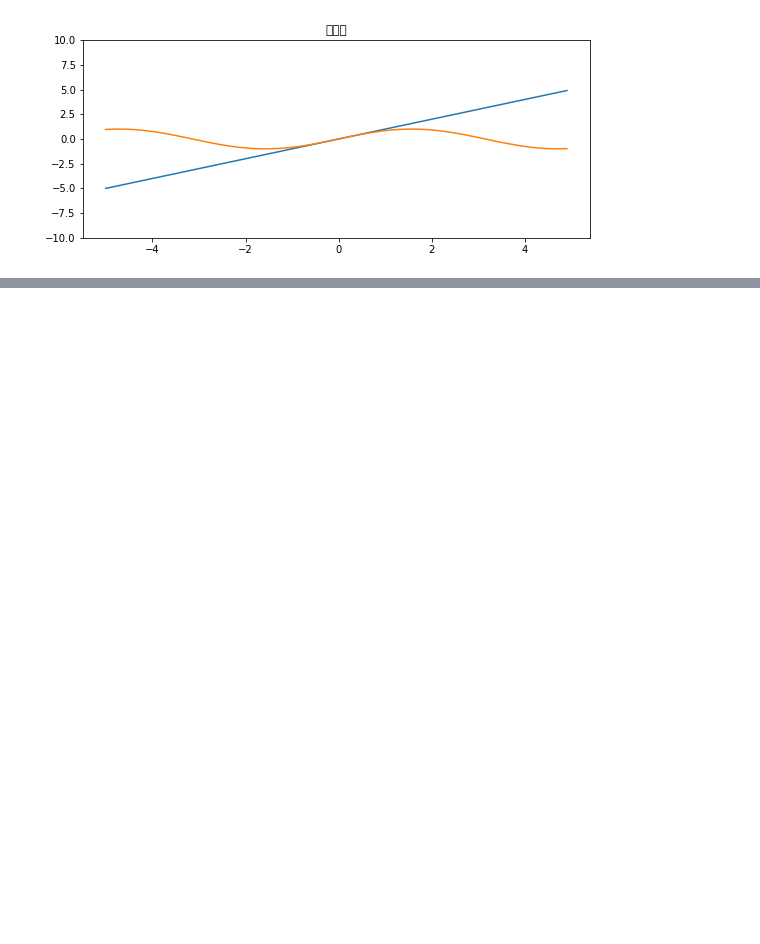
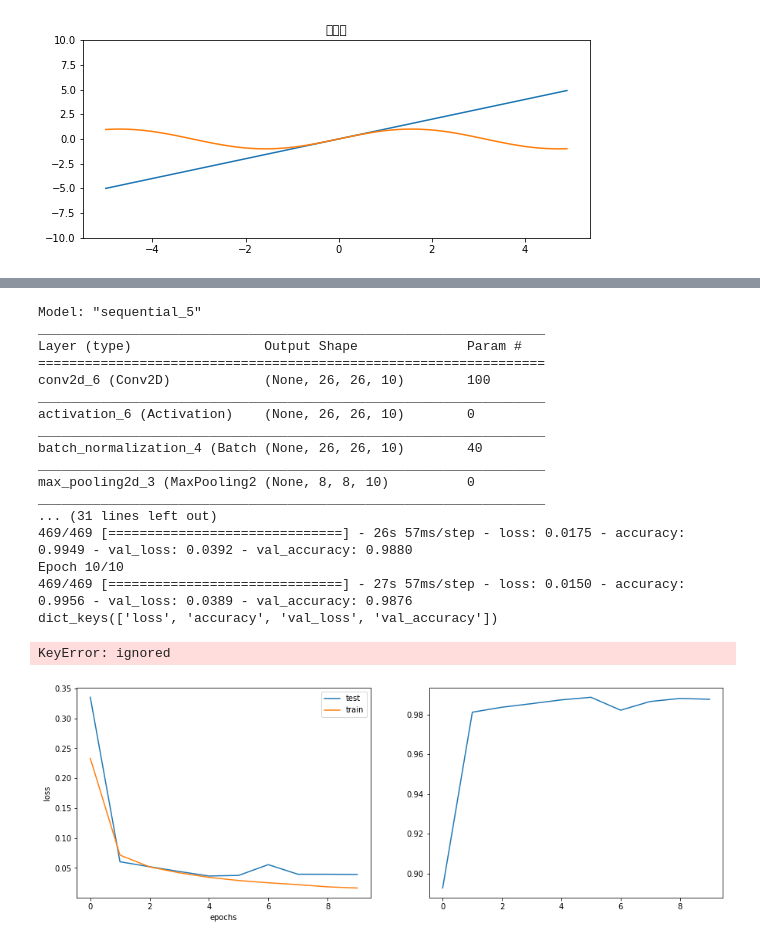
Before and after one commit to saiku122/AIJobcolle, a Jupyter notebook: DeepLearning/講義コード模写.ipynb, the cells around one changed output, grey strips where cells are left out. Cells and saved outputs as stored; diff of their text form; code cells hidden in the pictures; blank space fills up the shorter version.

```diff
--- a/DeepLearning/講義コード模写.ipynb
+++ b/DeepLearning/講義コード模写.ipynb
@@ -27,0 +149,75 @@ plt.show()
+# %%
+x_train = x_train.reshape(m_train, 28, 28, 1)
+x_test = x_test.reshape(m_test, 28, 28, 1)
+
+
+# モデル
+# CONV -> RELU -> MAXPOOL
+model = Sequential()
+model.add(Conv2D(10, (3, 3), strides=(1, 1), input_shape=(28, 28, 1)))
+model.add(Activation("relu"))
+model.add(BatchNormalization(axis=3))
+model.add(MaxPool2D((3, 3)))
+
+# CONV -> RELU -> BN -> Flatten
+model.add(Conv2D(20, (3, 3), strides=(1, 1)))
+model.add(Activation("relu"))
+model.add(BatchNormalization(axis=3))
+model.add(Flatten())
+
+# Softmax
+model.add(Dense(10, activation="softmax"))
+
+# コンパイル
+model.compile(optimizer='Adam',
+              loss="categorical_crossentropy",
+              metrics=["accuracy"])
+
+# サマリ
+model.summary()
+
+# フィット
+history = model.fit(x_train,
+                    y_train,
+                    batch_size=batch_size,
+                    verbose = 1,
+                    epochs=epochs,
+                    validation_data=(x_test,y_test)
+                    )
+print(history.history.keys())
+
+fig = plt.figure(figsize=(15,5))
+
+plt.subplot(1,2,1)
+plt.plot(history.history['val_loss'], label='test')
+plt.plot(history.history['loss'], label='train')
+plt.legend()
+plt.xlabel('epochs')
+plt.ylabel('loss')
+
+plt.subplot(1,2,2)
+plt.plot(history.history['val_accuracy'], label='test')
+plt.plot(history.history['acc'], label='train')
+plt.legend()
+plt.xlabel('epochs')
+plt.ylabel('accuracy')
+# %% [output]
+Model: "sequential_5"
+_________________________________________________________________
+Layer (type)                 Output Shape              Param #
+=================================================================
+conv2d_6 (Conv2D)            (None, 26, 26, 10)        100
+_________________________________________________________________
+activation_6 (Activation)    (None, 26, 26, 10)        0
+_________________________________________________________________
+batch_normalization_4 (Batch (None, 26, 26, 10)        40
+_________________________________________________________________
+max_pooling2d_3 (MaxPooling2 (None, 8, 8, 10)          0
+_________________________________________________________________
+... (31 lines left out)
+469/469 [==============================] - 26s 57ms/step - loss: 0.0175 - accuracy: 0.9949 - val_loss: 0.0392 - val_accuracy: 0.9880
+Epoch 10/10
+469/469 [==============================] - 27s 57ms/step - loss: 0.0150 - accuracy: 0.9956 - val_loss: 0.0389 - val_accuracy: 0.9876
+dict_keys(['loss', 'accuracy', 'val_loss', 'val_accuracy'])
+KeyError: ignored
+[figure, added]
```
Also changed, not shown: parts of 7 cells of this notebook.
